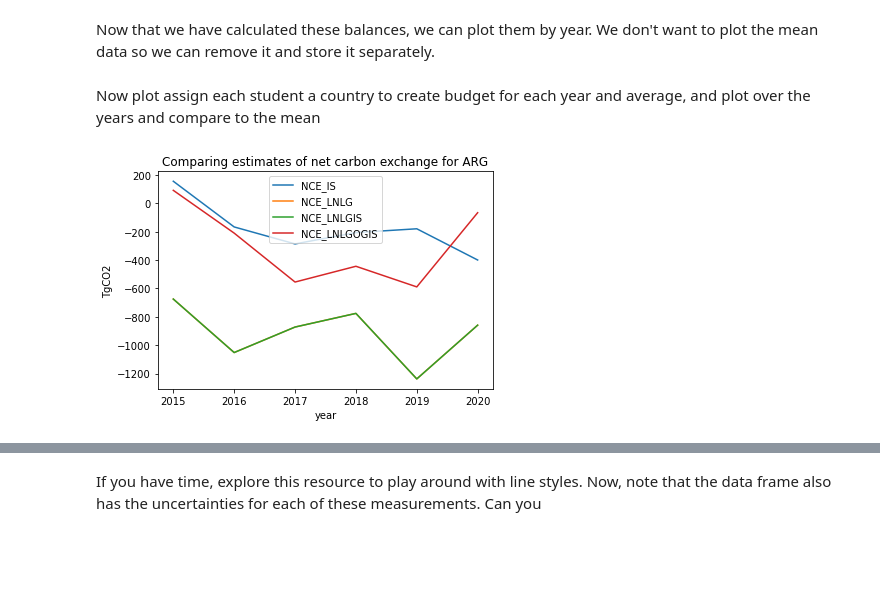
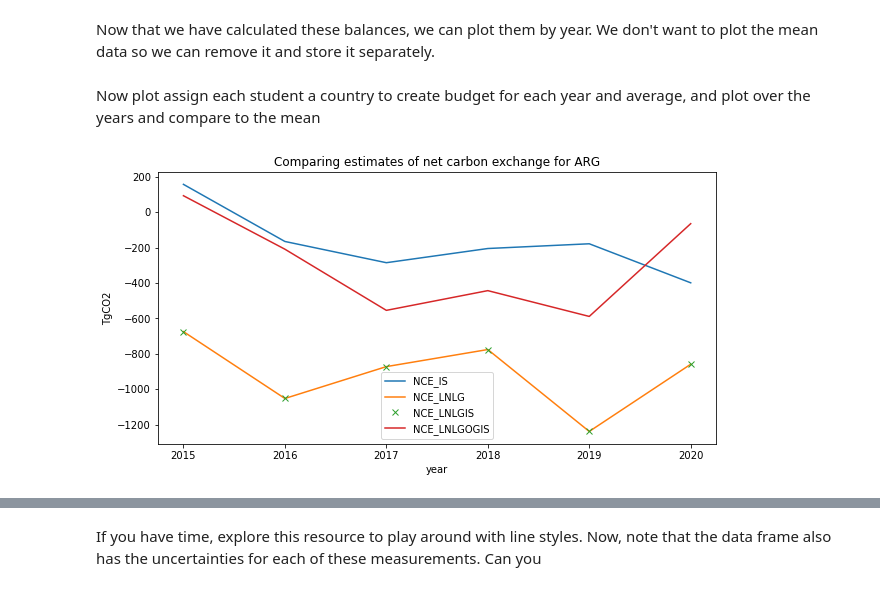
Before and after one commit to envgp/taking_the_pulse_atmosphere, a Jupyter notebook: notebooks/assignment_1.ipynb, the cells around one changed output, grey strips where cells are left out. Cells and saved outputs as stored; diff of their text form; code cells hidden in the pictures; blank space fills up the shorter version.

```diff
--- a/notebooks/assignment_1.ipynb
+++ b/notebooks/assignment_1.ipynb
@@ -103,16 +115,17 @@ means = country_co2_data[country_co2_data.Year == "mean"]
 # %% [markdown]
-Now plot
-assign each student a country to create budget for each year and average, and plot over the years and compare to the mean
+Now plot assign each student a country to create budget for each year and average, and plot over the years and compare to the mean
 # %%
-plt.plot(co2_to_plot['Year'],co2_to_plot['NCE_IS'])
-plt.plot(co2_to_plot['Year'],co2_to_plot['NCE_LNLG'])
-plt.plot(co2_to_plot['Year'],co2_to_plot['NCE_LNLGIS'])
-plt.plot(co2_to_plot['Year'],co2_to_plot['NCE_LNLGOGIS'])
-plt.legend(['NCE_IS','NCE_LNLG','NCE_LNLGIS','NCE_LNLGOGIS'])
+fig = plt.figure(figsize=(10, 5))
+plt.plot(co2_to_plot['Year'],co2_to_plot['NCE_IS'], label='NCE_IS')
+plt.plot(co2_to_plot['Year'],co2_to_plot['NCE_LNLG'], label='NCE_LNLG')
+plt.plot(co2_to_plot['Year'],co2_to_plot['NCE_LNLGIS'], label='NCE_LNLGIS', marker='x', linestyle='None')
+plt.plot(co2_to_plot['Year'],co2_to_plot['NCE_LNLGOGIS'], label='NCE_LNLGOGIS')
+plt.legend()
+# plt.legend(['NCE_IS','NCE_LNLG','NCE_LNLGIS','NCE_LNLGOGIS'])
 tle = 'Comparing estimates of net carbon exchange for ' + country_code
 plt.title(tle)
 plt.xlabel('year')
 plt.ylabel('TgCO2')
 plt.show()
 # %% [output]
-[figure, old version]
+[figure, new version]
```
Also changed, not shown: parts of 5 cells of this notebook, 5 other files.
